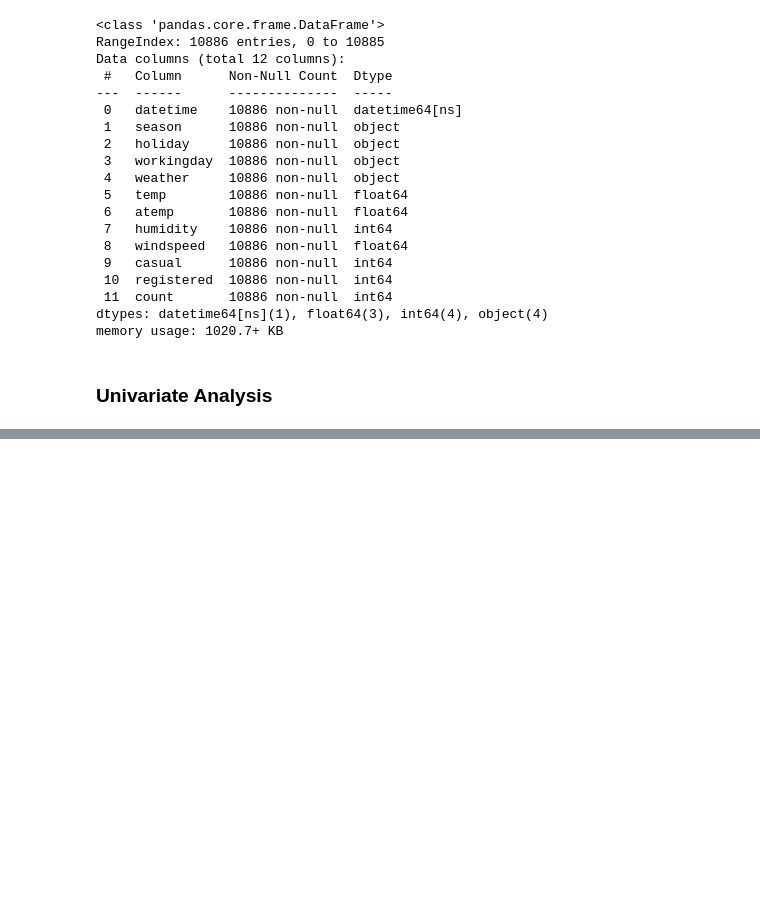
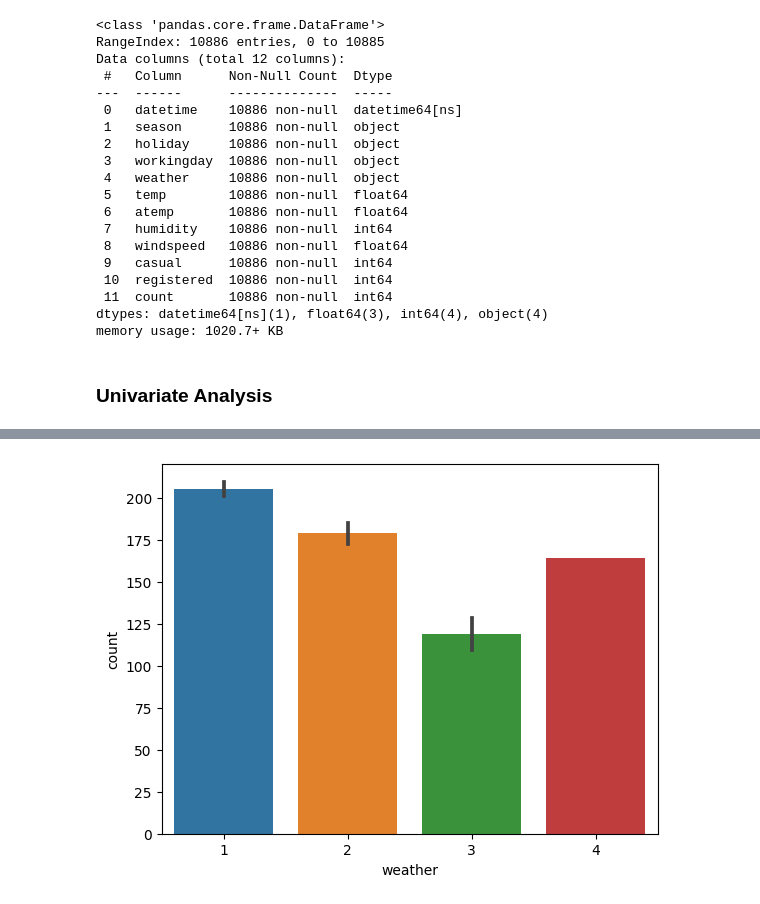
Before and after one commit to Rhy-Shah/Yulu_Hypothesis_Testing, a Jupyter notebook: yulu.ipynb, the cells around one changed output, grey strips where cells are left out. Saved outputs shown, nothing was run; the diff lists cells and outputs as text; code cells hidden in the pictures; blank space fills up the shorter version.

```diff
--- a/yulu.ipynb
+++ b/yulu.ipynb
@@ -128,0 +145,5 @@ memory usage: 1020.7+ KB
+# %%
+sns.barplot(x='weather', y='count', data=df)
+plt.show()
+# %% [output]
+[figure, added]
```
Also changed, not shown: parts of 3 cells of this notebook.
